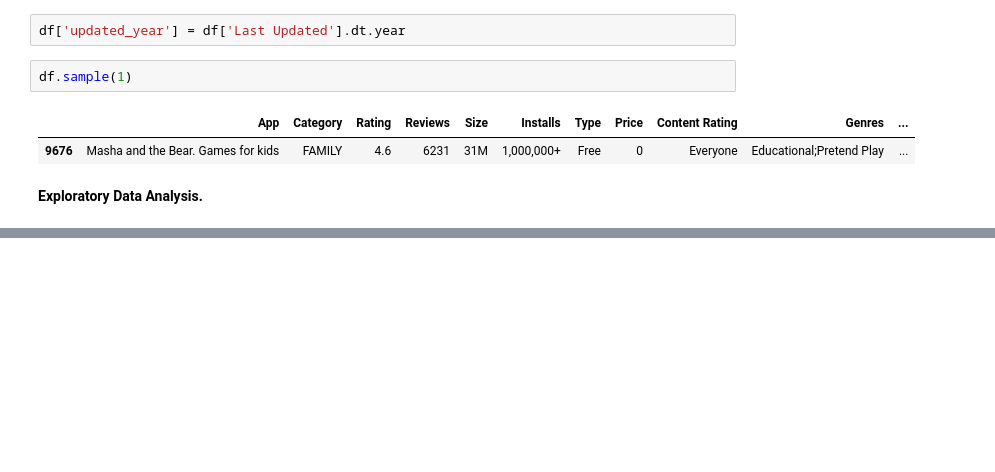
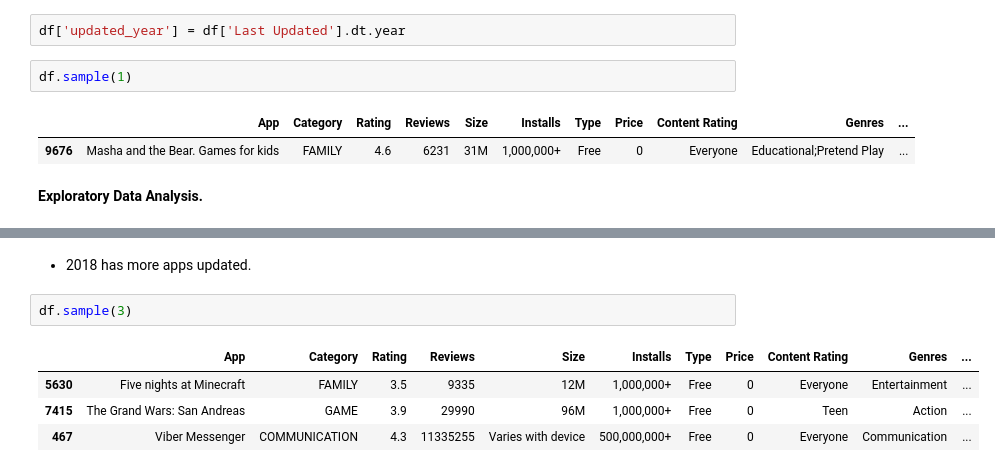
Before and after one commit to deepthisree2000/GooglePlaystore-EDA, a Jupyter notebook: Googleplaystore analysis.ipynb, the cells around one changed output, grey strips where cells are left out. Drawn from its saved outputs; the diff is of its cells as text; blank space fills up the shorter version.

```diff
--- a/Googleplaystore analysis.ipynb
+++ b/Googleplaystore analysis.ipynb
@@ -191,0 +269,9 @@ df.sample(1)
+# %% [markdown]
+* 2018 has more apps updated.
+# %%
+df.sample(3)
+# %% [output]
+|  | App | Category | Rating | Reviews | Size | Installs | Type | Price | Content Rating | Genres | ... |
+| 5630 | Five nights at Minecraft | FAMILY | 3.5 | 9335 | 12M | 1,000,000+ | Free | 0 | Everyone | Entertainment | ... |
+| 7415 | The Grand Wars: San Andreas | GAME | 3.9 | 29990 | 96M | 1,000,000+ | Free | 0 | Teen | Action | ... |
+| 467 | Viber Messenger | COMMUNICATION | 4.3 | 11335255 | Varies with device | 500,000,000+ | Free | 0 | Everyone | Communication | ... |
```
Also changed, not shown: parts of 19 cells of this notebook.
